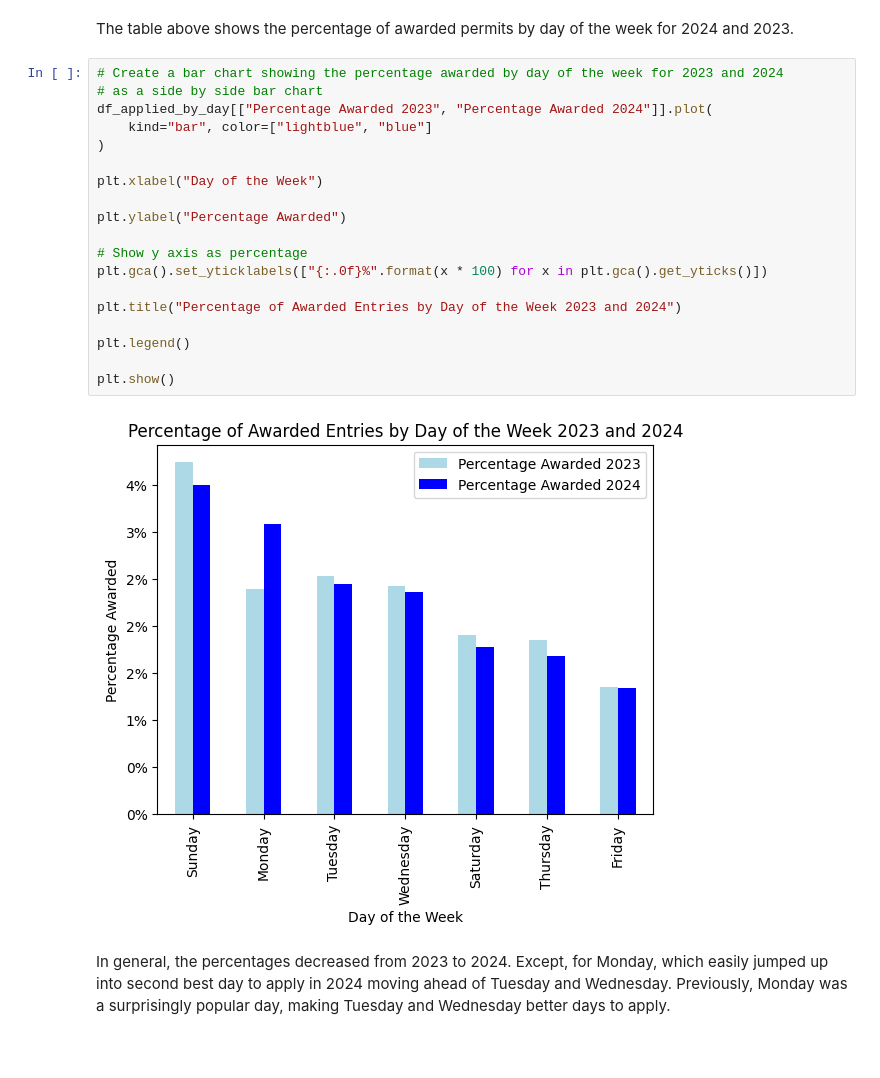
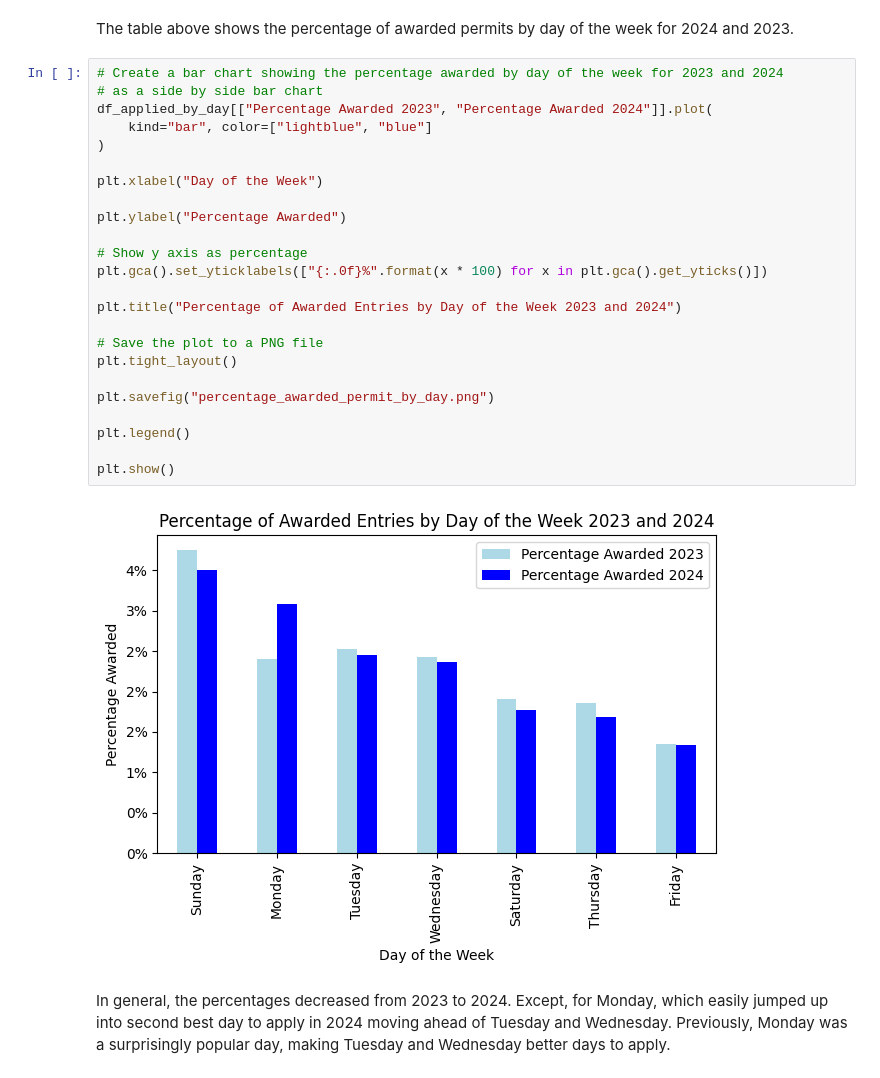
Before and after one commit to jarrett-retz-tech-services/enchantments_lottery, a Jupyter notebook: 2024/analysis.ipynb, the cells around one changed output. Saved outputs shown, nothing was run; the diff lists cells and outputs as text; blank space fills up the shorter version.

```diff
--- a/2024/analysis.ipynb
+++ b/2024/analysis.ipynb
@@ -1621,24 +1672,29 @@ The table above shows the percentage of awarded permits by day of the week for 2
 # %%
 # Create a bar chart showing the percentage awarded by day of the week for 2023 and 2024
 # as a side by side bar chart
 df_applied_by_day[["Percentage Awarded 2023", "Percentage Awarded 2024"]].plot(
     kind="bar", color=["lightblue", "blue"]
 )
 
 plt.xlabel("Day of the Week")
 
 plt.ylabel("Percentage Awarded")
 
 # Show y axis as percentage
 plt.gca().set_yticklabels(["{:.0f}%".format(x * 100) for x in plt.gca().get_yticks()])
 
 plt.title("Percentage of Awarded Entries by Day of the Week 2023 and 2024")
 
+# Save the plot to a PNG file
+plt.tight_layout()
+
+plt.savefig("percentage_awarded_permit_by_day.png")
+
 plt.legend()
 
 plt.show()
 # %% [output]
-[figure, old version]
+[figure, new version]
 # %% [markdown]
 In general, the percentages decreased from 2023 to 2024. Except, for Monday, which easily jumped up into second best day to apply in 2024 moving ahead of Tuesday and Wednesday. Previously, Monday was a surprisingly popular day, making Tuesday and Wednesday better days to apply.
 # %%
```
Also changed, not shown: parts of 26 cells of this notebook.
